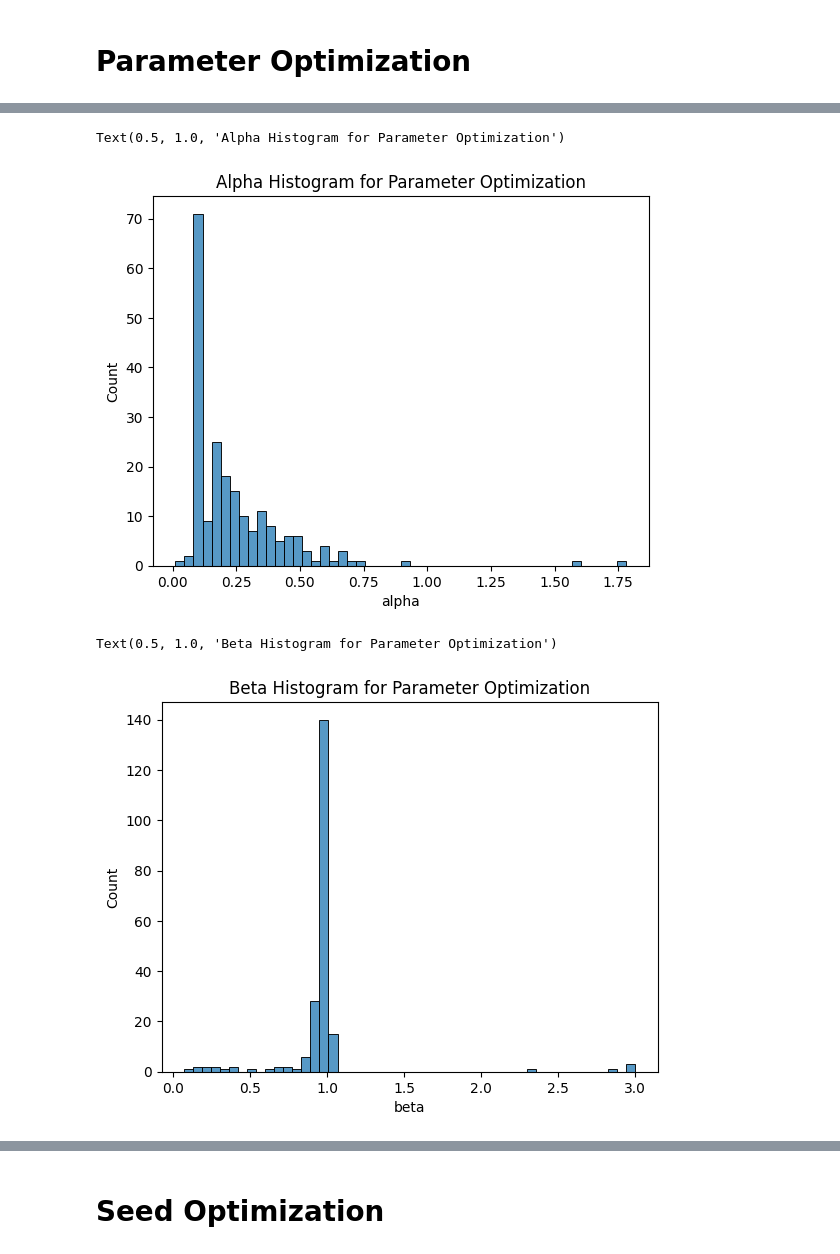
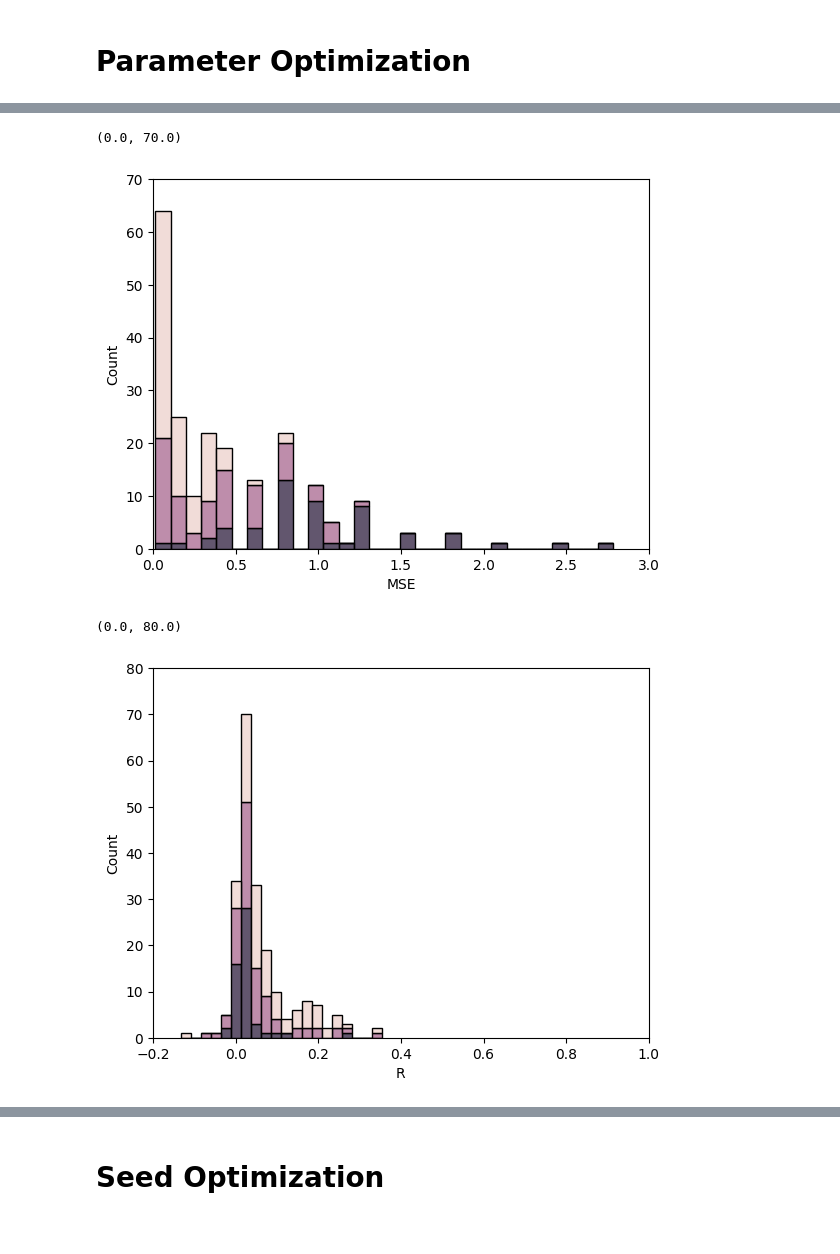
Before and after one commit to LaasyaMunjeti/EBM-Nexis, a Jupyter notebook: Model comparison.ipynb, the cells around one changed output, grey strips where cells are left out. Saved outputs shown, nothing was run; the diff lists cells and outputs as text; code cells hidden in the pictures.

```diff
--- a/Model comparison.ipynb
+++ b/Model comparison.ipynb
@@ -18,11 +21,17 @@ seeding_all = pandas.read_csv('Optimized seed - final.csv')
 # Eliminate ml_stage 0 subjects
 parameters_nonzero = parameters_all[parameters_all['ml_stage'] != 0]
 seeding_nonzero = seeding_all[seeding_all['ml_stage'] != 0]
+ebm_nonzero = ebm_data[ebm_data['ml_stage'] != 0]
 
-# Eliminate subjects with beta > 0.005
-rids_to_remove = parameters_nonzero[parameters_nonzero['beta'] < 0.005]['RID'] # SET HERE
+# Eliminate subjects with beta > 0.0001
+rids_to_remove = parameters_nonzero[parameters_nonzero['beta'] < 0.0001 ]['RID'] # SET HERE
 parameters_nonzero = parameters_nonzero[~parameters_nonzero['RID'].isin(rids_to_remove)]
 seeding_nonzero = seeding_nonzero[~seeding_nonzero['RID'].isin(rids_to_remove)]
+ebm_nonzero = ebm_nonzero[~ebm_nonzero['RID'].isin(rids_to_remove)]
+
+# Delete striatal regions in ebm data
+regions_to_exclude = ['Left-Pallidum','Right-Pallidum','Left-Accumbens-area','Right-Accumbens-area','Right-Putamen','Left-Putamen','Right-Caudate','Left-Caudate']
+ebm_nonzero = ebm_nonzero.drop(columns=regions_to_exclude)
 
 # Print value count for diagnostic categories
 seeding_nonzero.Diagnosis.value_counts()
@@ -77,22 +114,22 @@ print(means_param)
 # %%
-# Alpha histogram
-sns.histplot(parameters_nonzero['alpha'], bins=50, kde=False)
-plt.xlabel('alpha')
+# Create histogram of MSE
+ax = sns.histplot(data=parameters_nonzero, bins = 30, x='MSE', color = 'red', hue='Diagnosis', multiple='stack',legend=False)
+plt.xlabel('MSE')
 plt.ylabel('Count')
-plt.title('Alpha Histogram for Parameter Optimization')
-#plt.xlim(0, 3)
-#plt.ylim(0, 450)
+#plt.title('MSE Histogram for Parameter Optimization')
+plt.xlim(0, 3)
+plt.ylim(0, 70)
 # %% [output]
-Text(0.5, 1.0, 'Alpha Histogram for Parameter Optimization')
+(0.0, 70.0)
-[figure, old version]
+[figure, new version]
 # %%
-# Beta histogram
-sns.histplot(parameters_nonzero['beta'], bins=50, kde=False)
-plt.xlabel('beta')
+# Histogram for R
+ax = sns.histplot(data=parameters_nonzero, bins = 20, x='R', color = 'red', hue='Diagnosis', multiple='stack',legend=False)
+plt.xlabel('R')
 plt.ylabel('Count')
-plt.title('Beta Histogram for Parameter Optimization')
-#plt.xlim(0, 3)
-#plt.ylim(0, 450)
+#plt.title('R Histogram for Parameter Optimization')
+plt.xlim(-0.2, 1)
+plt.ylim(0, 80)
 # %% [output]
-Text(0.5, 1.0, 'Beta Histogram for Parameter Optimization')
+(0.0, 80.0)
-[figure, old version]
+[figure, new version]
```
Also changed, not shown: parts of 12 cells of this notebook, 3 other files.
